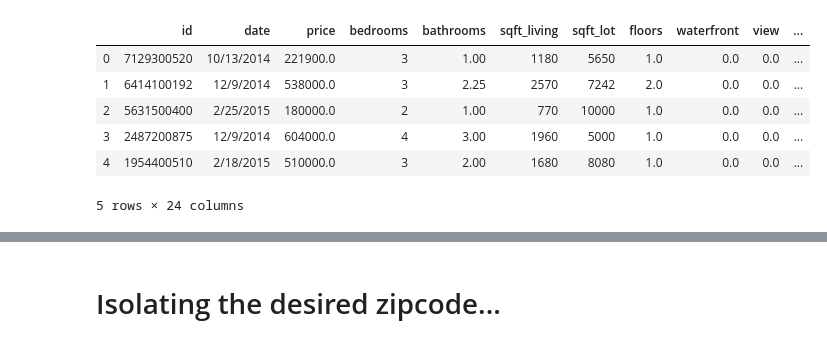
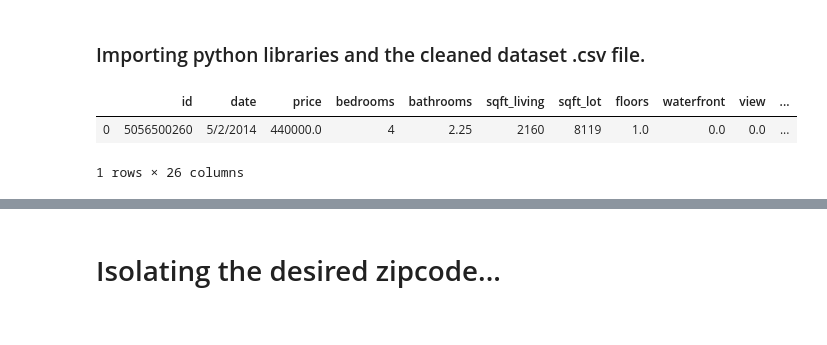
Before and after one commit to petehumphries/housing_project, a Jupyter notebook: project_1_regression_modelling_RM.ipynb, the cells around one changed output, grey strips where cells are left out. Drawn from its saved outputs; the diff is of its cells as text; code cells hidden in the pictures.

```diff
--- a/project_1_regression_modelling_RM.ipynb
+++ b/project_1_regression_modelling_RM.ipynb
@@ -1,3 +1,5 @@
+# %% [markdown]
+### Importing python libraries and the cleaned dataset .csv file.
 # %%
 import pandas as pd
 import numpy as np
@@ -9,13 +11,9 @@ import statsmodels.api as sm
 import math
 %matplotlib inline
 # %%
-df = pd.read_csv("kc_housing_data_cleaned.csv")
-df.head()
+df = pd.read_csv("kc_housing_data_cleaned_with_15_19_prices.csv")
+df.head(1)
 # %% [output]
 |  | id | date | price | bedrooms | bathrooms | sqft_living | sqft_lot | floors | waterfront | view | ... |
-| 0 | 7129300520 | 10/13/2014 | 221900.0 | 3 | 1.00 | 1180 | 5650 | 1.0 | 0.0 | 0.0 | ... |
-| 1 | 6414100192 | 12/9/2014 | 538000.0 | 3 | 2.25 | 2570 | 7242 | 2.0 | 0.0 | 0.0 | ... |
-| 2 | 5631500400 | 2/25/2015 | 180000.0 | 2 | 1.00 | 770 | 10000 | 1.0 | 0.0 | 0.0 | ... |
-| 3 | 2487200875 | 12/9/2014 | 604000.0 | 4 | 3.00 | 1960 | 5000 | 1.0 | 0.0 | 0.0 | ... |
-| 4 | 1954400510 | 2/18/2015 | 510000.0 | 3 | 2.00 | 1680 | 8080 | 1.0 | 0.0 | 0.0 | ... |
+| 0 | 5056500260 | 5/2/2014 | 440000.0 | 4 | 2.25 | 2160 | 8119 | 1.0 | 0.0 | 0.0 | ... |
-5 rows × 24 columns
+1 rows × 26 columns
```
Also changed, not shown: parts of 26 cells of this notebook, 1 other file.
